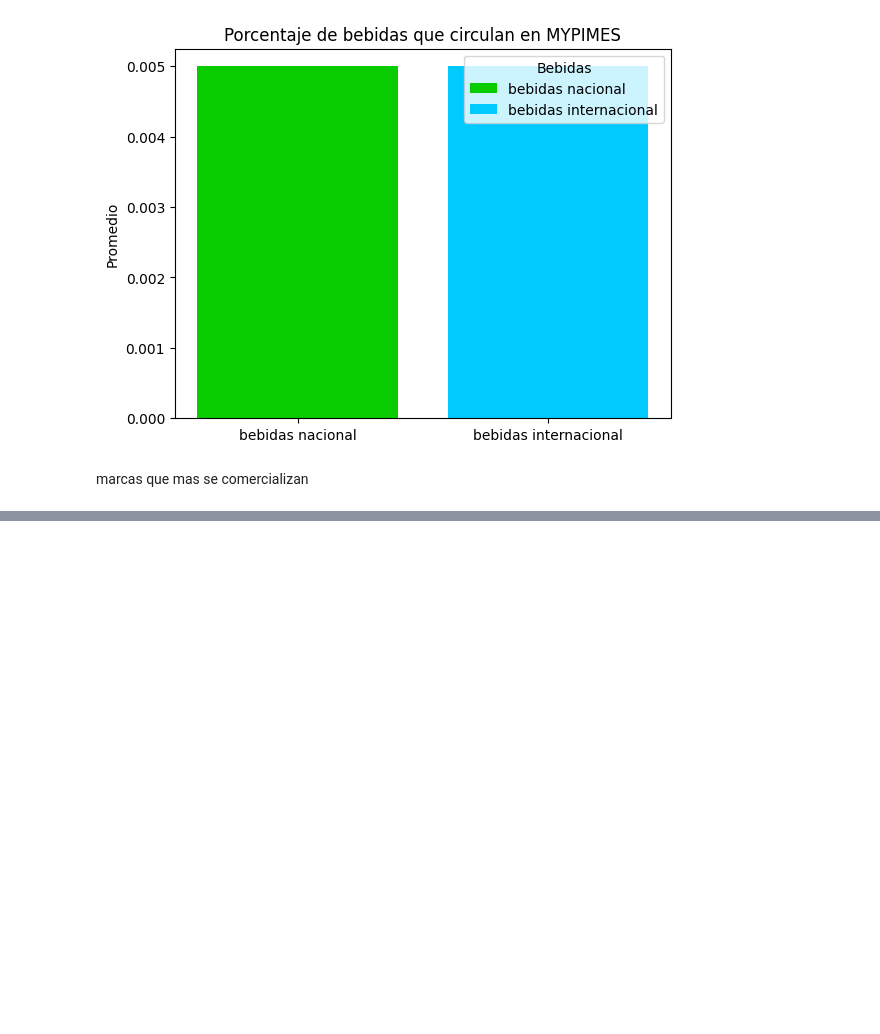
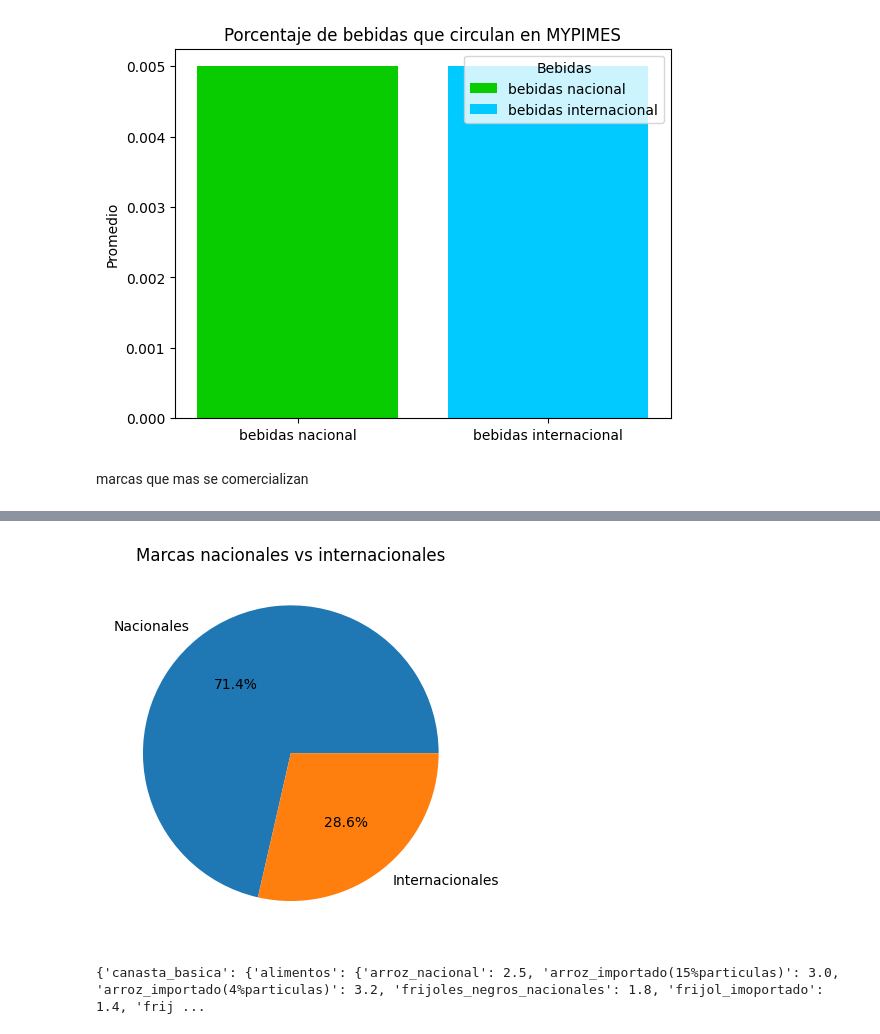
Before and after one commit to Aleinad-06/MYPIMES, a Jupyter notebook: main/main.ipynb, the cells around one changed output, grey strips where cells are left out. Cells and saved outputs as stored; diff of their text form; code cells hidden in the pictures; blank space fills up the shorter version.

```diff
--- a/main/main.ipynb
+++ b/main/main.ipynb
@@ -99,0 +101,33 @@ if counts:
+# %%
+import matplotlib.pyplot as plt
+from collections import Counter
+
+marcas_nac = []
+marcas_int = []
+
+for marcas in productos:
+    if marcas.get("nacional") == True:
+        marcas_nac.append(marcas.get("marca"))
+    else:
+        marcas_int.append(marcas.get("marca"))
+
+contador_nac = len(marcas_nac)
+contador_int = len(marcas_int)
+
+valores = [contador_nac, contador_int]
+labels = ["Nacionales", "Internacionales"]
+
+fig, ax = plt.subplots()
+ax.pie(valores, labels=labels, autopct='%1.1f%%')
+ax.set_title("Marcas nacionales vs internacionales")
+
+plt.show()
+# %% [output]
+[figure, added]
+# %%
+salario_minimo = 2100
+salario_medio = 6506.5
+
+print(canasta_basica)
+# %% [output]
+{'canasta_basica': {'alimentos': {'arroz_nacional': 2.5, 'arroz_importado(15%particulas)': 3.0, 'arroz_importado(4%particulas)': 3.2, 'frijoles_negros_nacionales': 1.8, 'frijol_imoportado': 1.4, 'frij ...
```
Also changed, not shown: parts of 3 cells of this notebook, 4 other files.
